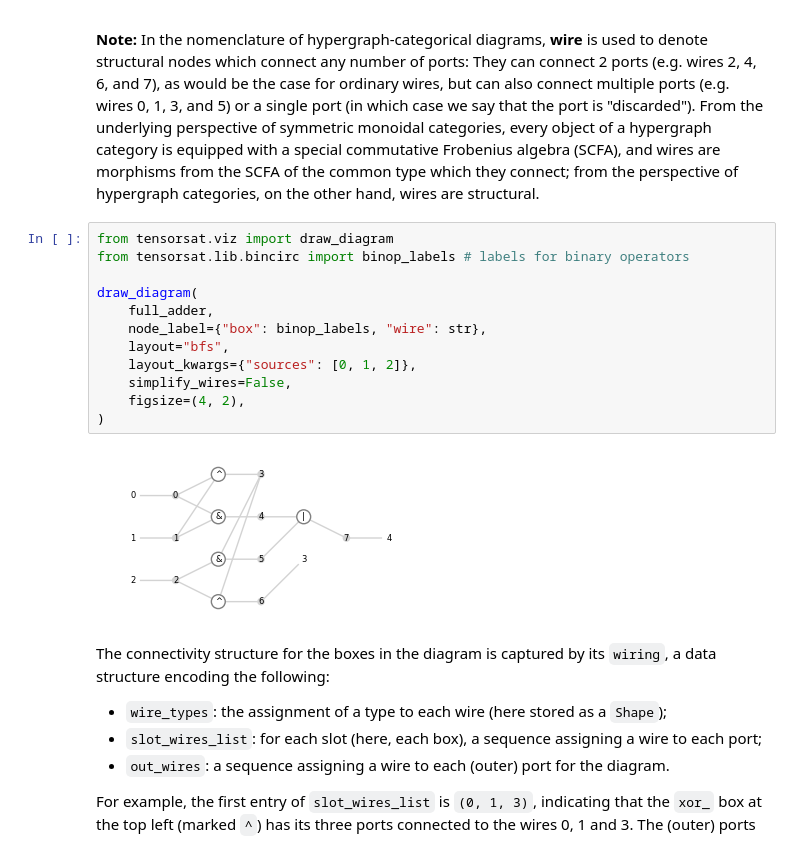
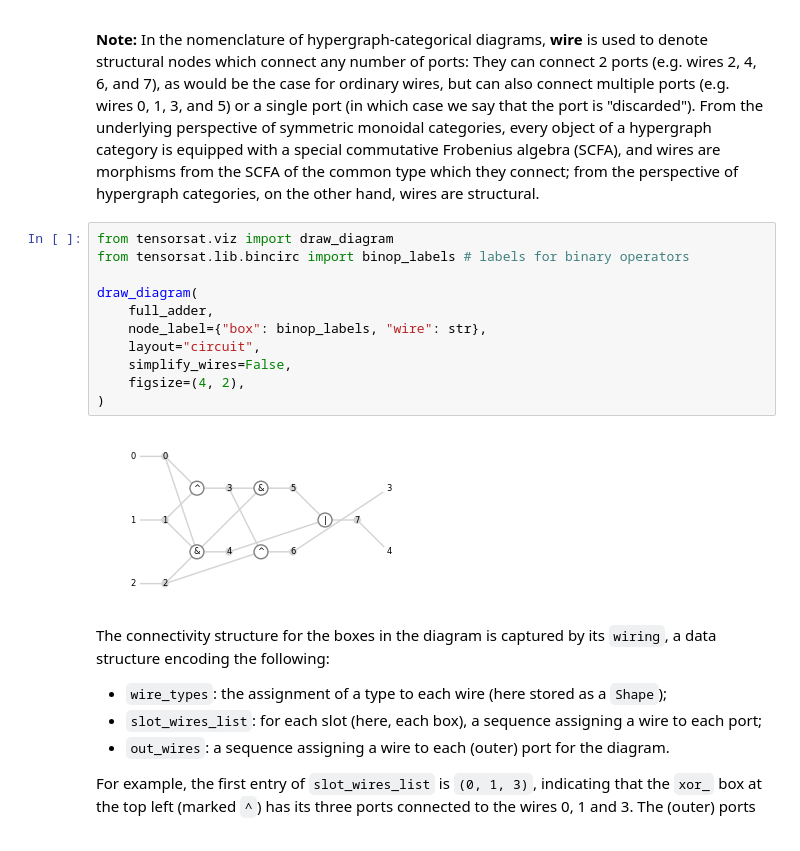
Before and after one commit to hashberg-io/tensorsat, a Jupyter notebook: notebooks/01-introduction.ipynb, the cells around one changed output. Saved outputs shown, nothing was run; the diff lists cells and outputs as text.

Commit message:
feat: implement port order data for diagrams and circuit visualization (closes #11)

```diff
--- a/notebooks/01-introduction.ipynb
+++ b/notebooks/01-introduction.ipynb
@@ -451,17 +451,16 @@ We we can use the `draw_diagram` function from the `tensorsat.viz` module (which
 # %%
 from tensorsat.viz import draw_diagram
 from tensorsat.lib.bincirc import binop_labels # labels for binary operators
 
 draw_diagram(
     full_adder,
     node_label={"box": binop_labels, "wire": str},
-    layout="bfs",
-    layout_kwargs={"sources": [0, 1, 2]},
+    layout="circuit",
     simplify_wires=False,
     figsize=(4, 2),
 )
 # %% [output]
-[figure, old version]
+[figure, new version]
 # %% [markdown]
 The connectivity structure for the boxes in the diagram is captured by its `wiring`, a data structure encoding the following:
 
```
Also changed, not shown: parts of 18 cells of this notebook, 4 other files.
